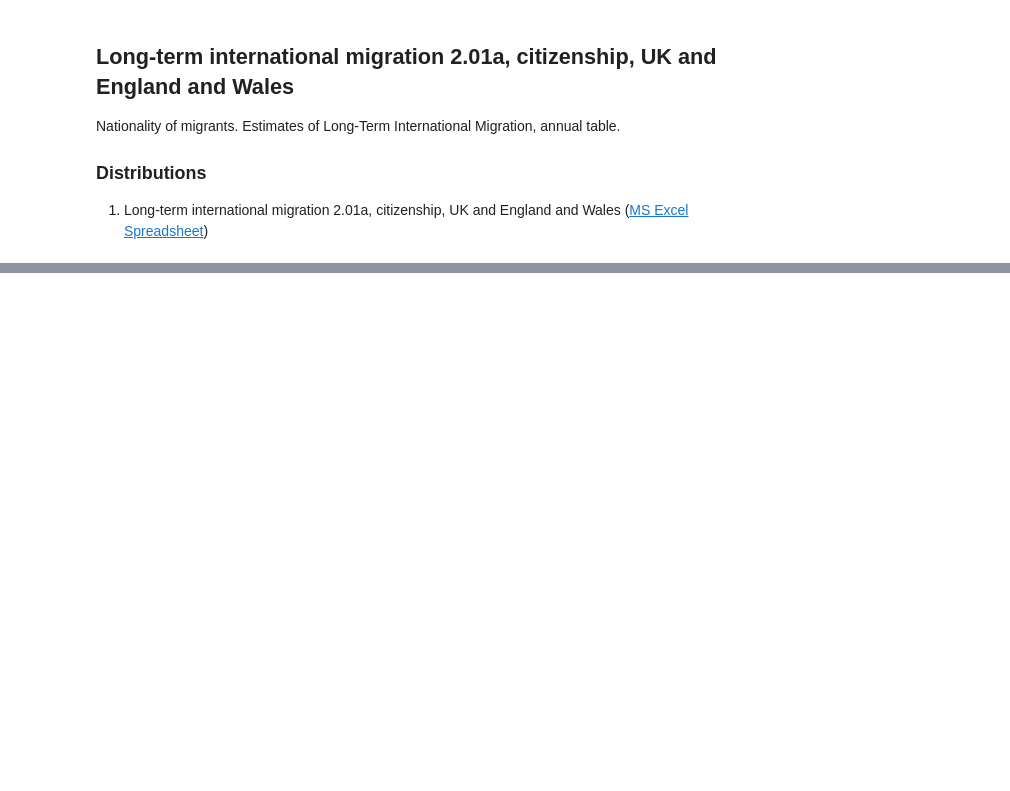
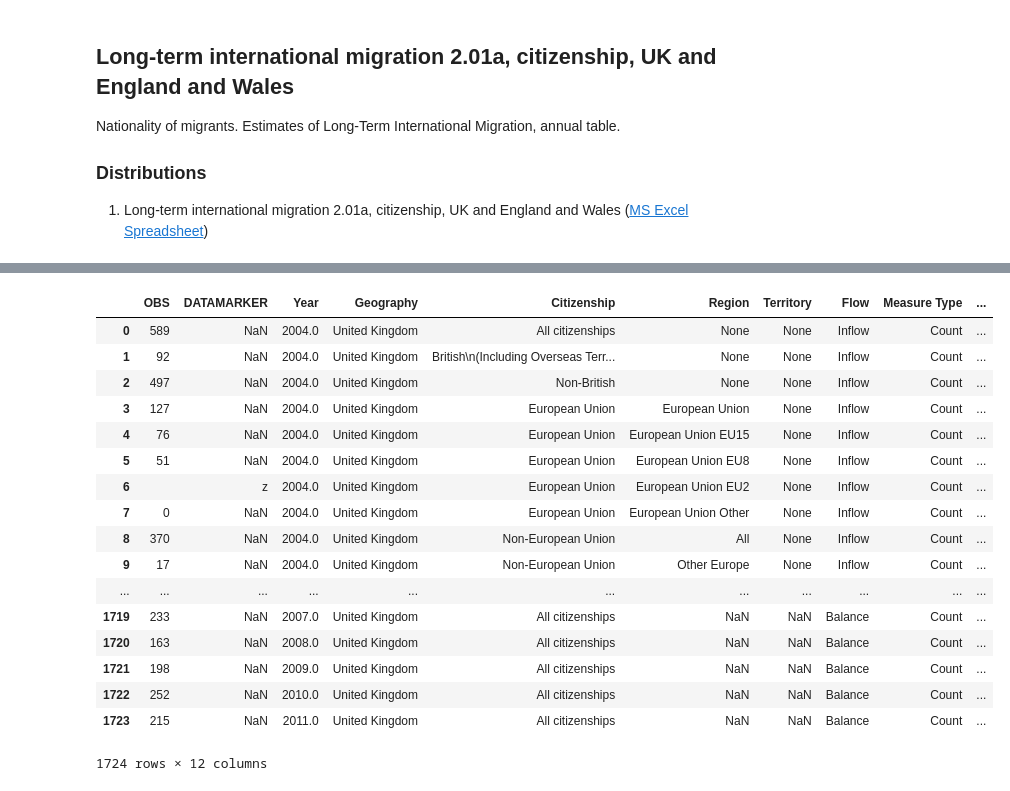
Before and after one commit to GSS-Cogs/ONS-LTIM-citizenship, a Jupyter notebook: Long-term international migration 2.01a tidydata.ipynb, the cells around one changed output, grey strips where cells are left out. Cells and saved outputs as stored; diff of their text form; code cells hidden in the pictures; blank space fills up the shorter version.

```diff
--- a/Long-term international migration 2.01a tidydata.ipynb
+++ b/Long-term international migration 2.01a tidydata.ipynb
@@ -470,0 +200,26 @@ with open(destinationFolder / 'dataset.trig', 'wb') as metadata:
+# %%
+original_slice = tidy[tidy['Revision'] == 'Original Estimate']
+tidy['Revision'] = tidy.apply(
+    lambda row: '2011 Census Revision' if row['CI'] == ':' else 'Original Estimate',
+    axis=1
+)
+tidy
+# %% [output]
+|  | OBS | DATAMARKER | Year | Geography | Citizenship | Region | Territory | Flow | Measure Type | ... |
+| 0 | 589 | NaN | 2004.0 | United Kingdom | All citizenships | None | None | Inflow | Count | ... |
+| 1 | 92 | NaN | 2004.0 | United Kingdom | British\n(Including Overseas Terr... | None | None | Inflow | Count | ... |
+| 2 | 497 | NaN | 2004.0 | United Kingdom | Non-British | None | None | Inflow | Count | ... |
+| 3 | 127 | NaN | 2004.0 | United Kingdom | European Union | European Union | None | Inflow | Count | ... |
+| 4 | 76 | NaN | 2004.0 | United Kingdom | European Union | European Union EU15 | None | Inflow | Count | ... |
+| 5 | 51 | NaN | 2004.0 | United Kingdom | European Union | European Union EU8 | None | Inflow | Count | ... |
+| 6 |  | z | 2004.0 | United Kingdom | European Union | European Union EU2 | None | Inflow | Count | ... |
+| 7 | 0 | NaN | 2004.0 | United Kingdom | European Union | European Union Other | None | Inflow | Count | ... |
+| 8 | 370 | NaN | 2004.0 | United Kingdom | Non-European Union | All | None | Inflow | Count | ... |
+| 9 | 17 | NaN | 2004.0 | United Kingdom | Non-European Union | Other Europe | None | Inflow | Count | ... |
+| ... | ... | ... | ... | ... | ... | ... | ... | ... | ... | ... |
+| 1719 | 233 | NaN | 2007.0 | United Kingdom | All citizenships | NaN | NaN | Balance | Count | ... |
+| 1720 | 163 | NaN | 2008.0 | United Kingdom | All citizenships | NaN | NaN | Balance | Count | ... |
+| 1721 | 198 | NaN | 2009.0 | United Kingdom | All citizenships | NaN | NaN | Balance | Count | ... |
+| 1722 | 252 | NaN | 2010.0 | United Kingdom | All citizenships | NaN | NaN | Balance | Count | ... |
+| 1723 | 215 | NaN | 2011.0 | United Kingdom | All citizenships | NaN | NaN | Balance | Count | ... |
+1724 rows × 12 columns
```
Also changed, not shown: parts of 94 cells of this notebook.
